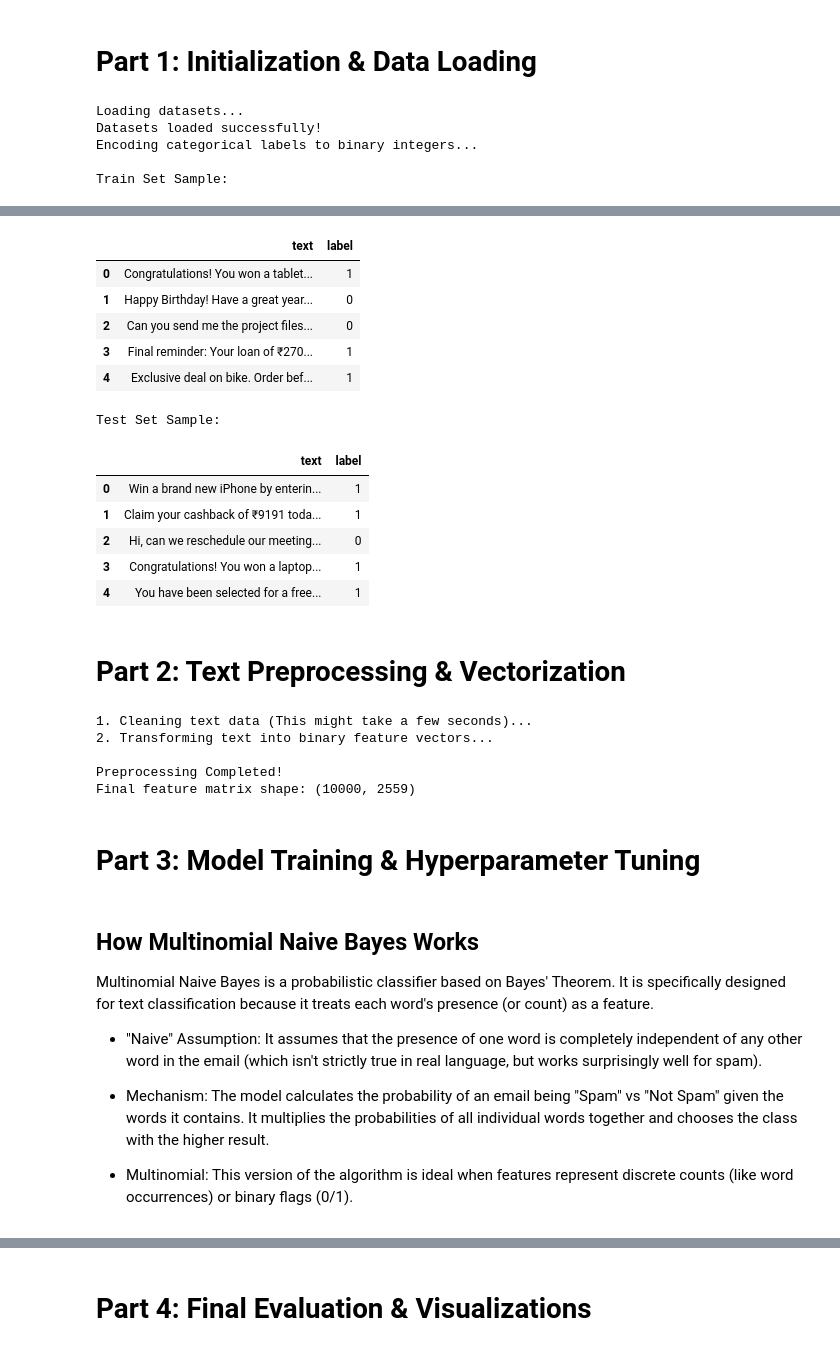
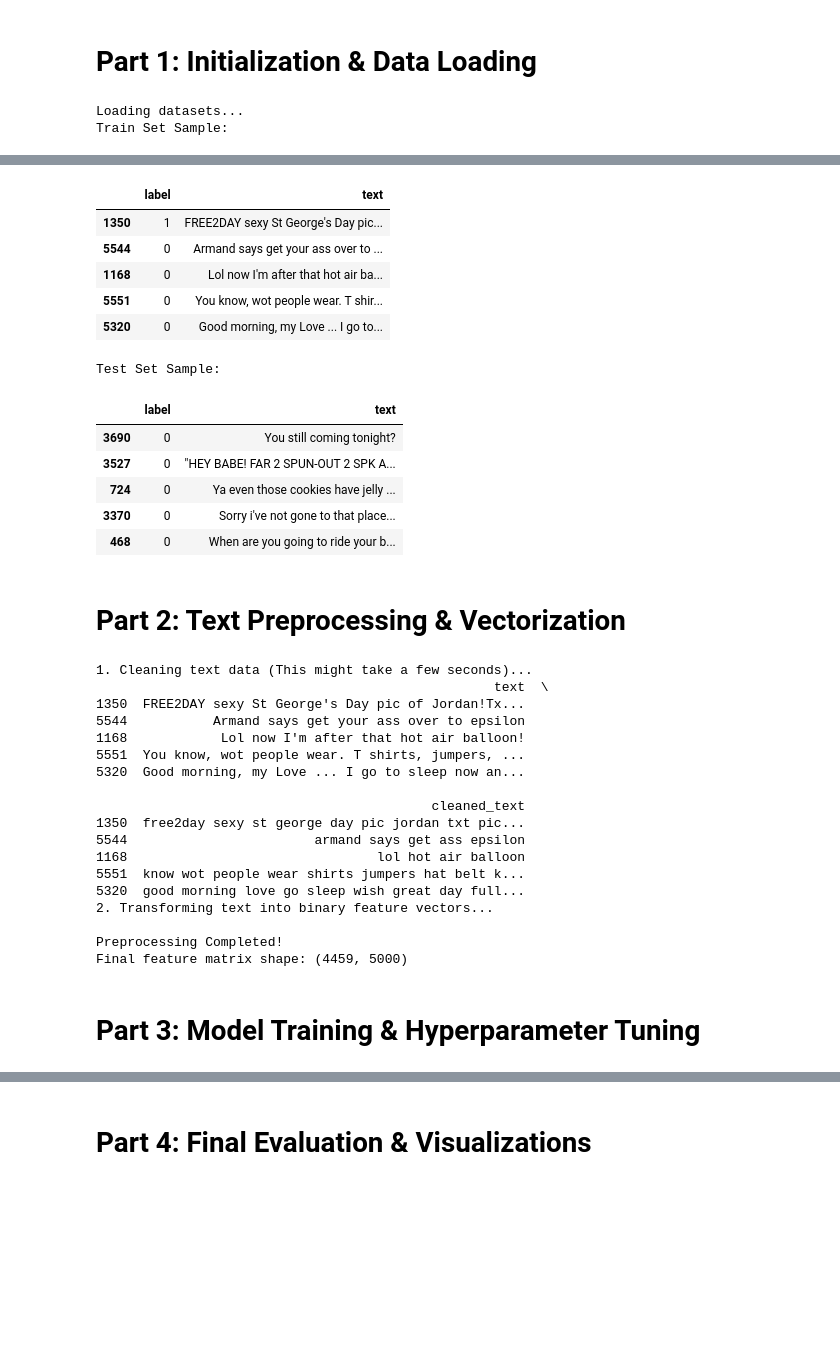
Before and after one commit to Machine-Learning-Assignment-Team/sms-classification-model, a Jupyter notebook: notebooks/spam_classifier.ipynb, the cells around one changed output, grey strips where cells are left out. Saved outputs shown, nothing was run; the diff lists cells and outputs as text; code cells hidden in the pictures; blank space fills up the shorter version.

```diff
--- a/notebooks/spam_classifier.ipynb
+++ b/notebooks/spam_classifier.ipynb
@@ -47,17 +51,13 @@ import matplotlib.pyplot as plt
 
 # Importing the functions from src
 from src.data_loader import load_datasets
-from src.preprocessing import clean_text, vectorize_data, encode_labels
+from src.preprocessing import clean_text, vectorize_data
 from src.model_logic import train_and_evaluate_model
 from src.eval_plots import evaluate_full
 
 print("Loading datasets...")
 train_df, test_df = load_datasets()
 
-print("Encoding categorical labels to binary integers...\n")
-train_df = encode_labels(train_df, 'label')
-test_df = encode_labels(test_df, 'label')
-
 #Preview of the data
 print("Train Set Sample:")
 display(train_df.head())
@@ -65,7 +65,4 @@ print("Test Set Sample:")
 display(test_df.head())
 # %% [output]
 Loading datasets...
-Datasets loaded successfully!
-Encoding categorical labels to binary integers...
-
 Train Set Sample:
@@ -72,23 +72,25 @@ Train Set Sample:
-|  | text | label |
-| 0 | Congratulations! You won a tablet... | 1 |
-| 1 | Happy Birthday! Have a great year... | 0 |
-| 2 | Can you send me the project files... | 0 |
-| 3 | Final reminder: Your loan of ₹270... | 1 |
-| 4 | Exclusive deal on bike. Order bef... | 1 |
+|  | label | text |
+| 1350 | 1 | FREE2DAY sexy St George's Day pic... |
+| 5544 | 0 | Armand says get your ass over to ... |
+| 1168 | 0 | Lol now I'm after that hot air ba... |
+| 5551 | 0 | You know, wot people wear. T shir... |
+| 5320 | 0 | Good morning, my Love ... I go to... |
-Test Set Sample:
+Test Set Sample:
-|  | text | label |
-| 0 | Win a brand new iPhone by enterin... | 1 |
-| 1 | Claim your cashback of ₹9191 toda... | 1 |
-| 2 | Hi, can we reschedule our meeting... | 0 |
-| 3 | Congratulations! You won a laptop... | 1 |
-| 4 | You have been selected for a free... | 1 |
+|  | label | text |
+| 3690 | 0 | You still coming tonight? |
+| 3527 | 0 | "HEY BABE! FAR 2 SPUN-OUT 2 SPK A... |
+| 724 | 0 | Ya even those cookies have jelly ... |
+| 3370 | 0 | Sorry i've not gone to that place... |
+| 468 | 0 | When are you going to ride your b... |
 # %% [markdown]
 # Part 2: Text Preprocessing & Vectorization
 # %%
 print("1. Cleaning text data (This might take a few seconds)...")
-
+# Applying the cleaning logic you built
 train_df['cleaned_text'] = train_df['text'].apply(clean_text)
 test_df['cleaned_text'] = test_df['text'].apply(clean_text)
+
+print(train_df[['text', 'cleaned_text']].head())
 
 print("2. Transforming text into binary feature vectors...")
 # Using the binary=True CountVectorizer logic
@@ -102,22 +104,25 @@ print(f"\nPreprocessing Completed!")
 print(f"Final feature matrix shape: {X_train.shape}")
 # %% [output]
 1. Cleaning text data (This might take a few seconds)...
+                                                   text  \
+1350  FREE2DAY sexy St George's Day pic of Jordan!Tx...
+5544           Armand says get your ass over to epsilon
+1168            Lol now I'm after that hot air balloon!
+5551  You know, wot people wear. T shirts, jumpers, ...
+5320  Good morning, my Love ... I go to sleep now an...
+
+                                           cleaned_text
+1350  free2day sexy st george day pic jordan txt pic...
+5544                        armand says get ass epsilon
+1168                                lol hot air balloon
+5551  know wot people wear shirts jumpers hat belt k...
+5320  good morning love go sleep wish great day full...
 2. Transforming text into binary feature vectors...
 
 Preprocessing Completed!
-Final feature matrix shape: (10000, 2559)
+Final feature matrix shape: (4459, 5000)
 # %% [markdown]
 # Part 3: Model Training & Hyperparameter Tuning
-# %% [markdown]
-## How Multinomial Naive Bayes Works
-Multinomial Naive Bayes is a probabilistic classifier based on Bayes' Theorem.
-It is specifically designed for text classification because it treats each word's presence (or count) as a feature.
-
-* "Naive" Assumption: It assumes that the presence of one word is completely independent of any other word in the email (which isn't strictly true in real language, but works surprisingly well for spam).
-
-* Mechanism: The model calculates the probability of an email being "Spam" vs "Not Spam" given the words it contains. It multiplies the probabilities of all individual words together and chooses the class with the higher result.
-
-* Multinomial: This version of the algorithm is ideal when features represent discrete counts (like word occurrences) or binary flags (0/1).
 # %%
 print("Initializing Grid Search CV for Multinomial Naive Bayes...\n")
 
```
Also changed, not shown: parts of 13 cells of this notebook, 6 other files.
